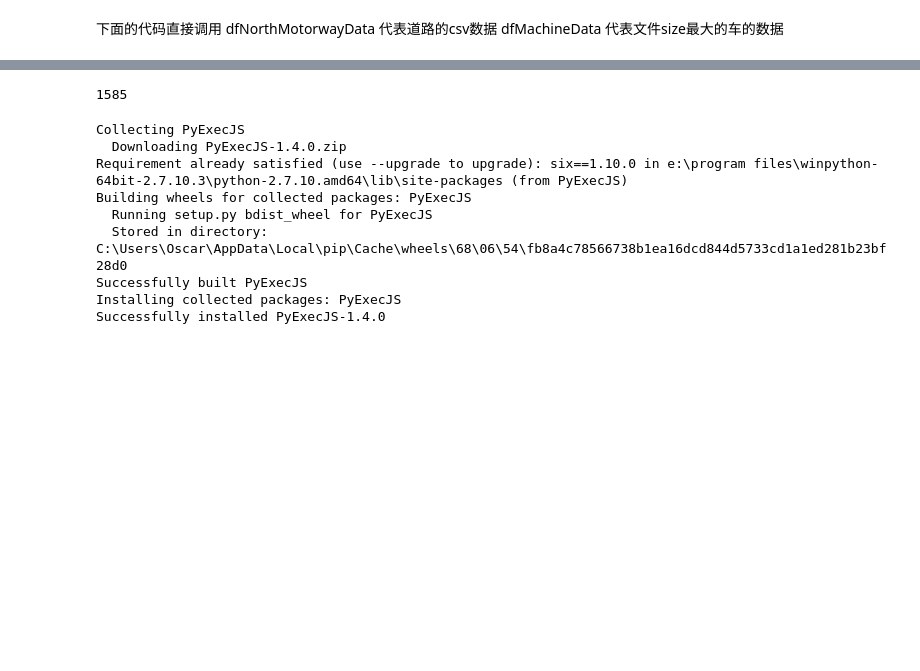
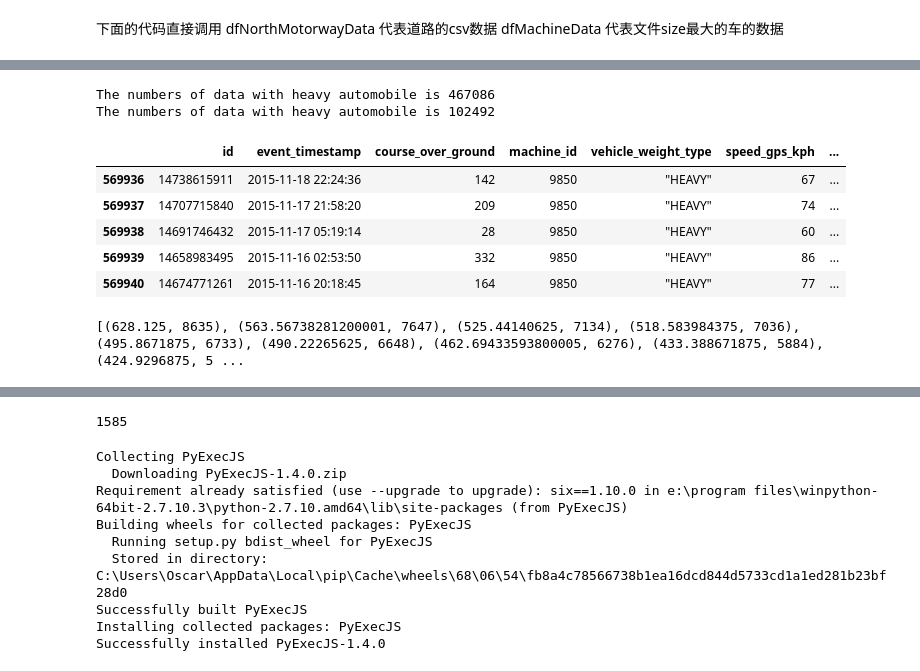
Before and after one commit to OscarZhou/DataScienceProject3, a Jupyter notebook: Project3/Notebook/exploratory notebook.ipynb, the cells around one changed output, grey strips where cells are left out. Saved outputs shown, nothing was run; the diff lists cells and outputs as text; code cells hidden in the pictures; blank space fills up the shorter version.

```diff
--- a/Project3/Notebook/exploratory notebook.ipynb
+++ b/Project3/Notebook/exploratory notebook.ipynb
@@ -172,0 +285,28 @@ dfMachineData = pd.read_csv("../CleanedDatasets/Machine data/5234-2016-03-16 162
+# %%
+# Divide all machine data into two files by variable 'vehicle_weight_type'
+dfHeavyMachineData = dfAllMachineData[dfAllMachineData['vehicle_weight_type'] == '"HEAVY"']
+print 'The numbers of data with heavy automobile is %d' % (int(len(dfHeavyMachineData)))
+dfLightMachineData = dfAllMachineData[dfAllMachineData['vehicle_weight_type'] == '"LIGHT"']
+print 'The numbers of data with heavy automobile is %d' % (int(len(dfLightMachineData)))
+# %% [output]
+The numbers of data with heavy automobile is 467086
+The numbers of data with heavy automobile is 102492
+# %%
+dfHeavyMachineData.tail()
+# %% [output]
+|  | id | event_timestamp | course_over_ground | machine_id | vehicle_weight_type | speed_gps_kph | ... |
+| 569936 | 14738615911 | 2015-11-18 22:24:36 | 142 | 9850 | "HEAVY" | 67 | ... |
+| 569937 | 14707715840 | 2015-11-17 21:58:20 | 209 | 9850 | "HEAVY" | 74 | ... |
+| 569938 | 14691746432 | 2015-11-17 05:19:14 | 28 | 9850 | "HEAVY" | 60 | ... |
+| 569939 | 14658983495 | 2015-11-16 02:53:50 | 332 | 9850 | "HEAVY" | 86 | ... |
+| 569940 | 14674771261 | 2015-11-16 20:18:45 | 164 | 9850 | "HEAVY" | 77 | ... |
+# %%
+# 找出HEAVY车中，数据最大的前10辆车 Pick the top 10 owning the most data from the heavy automobiles
+dfsizeH = dfHeavyMachineData['original_file_size']
+
+from collections import Counter
+size_counts = Counter(dfsizeH)
+top_ten = size_counts.most_common(10)
+print (top_ten)
+# %% [output]
+[(628.125, 8635), (563.56738281200001, 7647), (525.44140625, 7134), (518.583984375, 7036), (495.8671875, 6733), (490.22265625, 6648), (462.69433593800005, 6276), (433.388671875, 5884), (424.9296875, 5 ...
```
Also changed, not shown: parts of 26 cells of this notebook.
